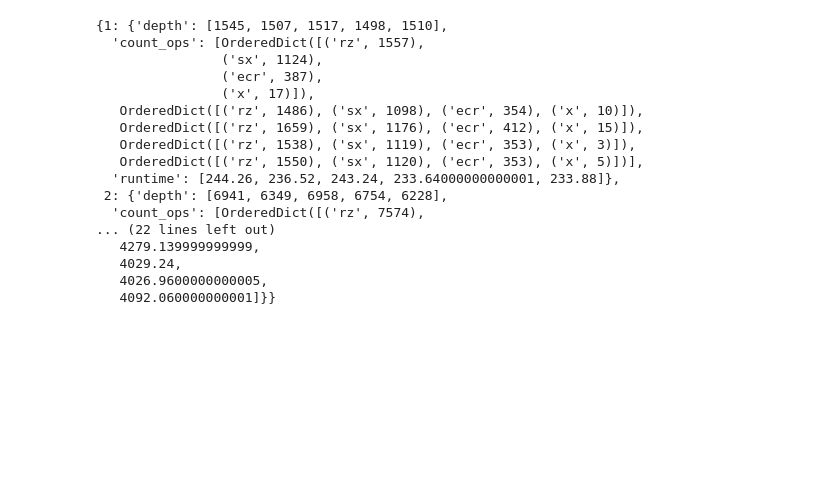
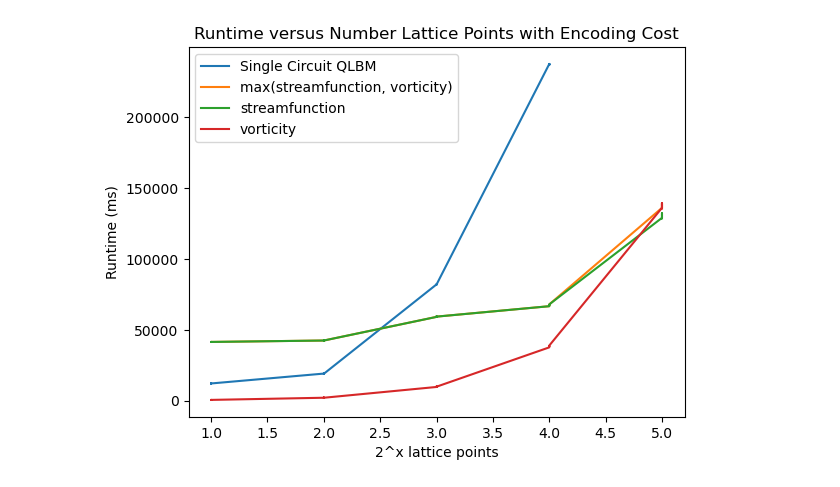
Before and after one commit to comp-physics/QLBM-frugal, a Jupyter notebook: parallelization_analysis/data/analysis.ipynb, the cells around one changed output. Cells and saved outputs as stored; diff of their text form; code cells hidden in the pictures; blank space fills up the shorter version.

Commit message:
Encoding Cost + resource estimation

```diff
--- a/parallelization_analysis/data/analysis.ipynb
+++ b/parallelization_analysis/data/analysis.ipynb
@@ -5,28 +5,13 @@ import matplotlib.pyplot as plt
 import pickle as pkl
 # %%
 with open("twoCircuitRandomEncodingCost.pkl", "rb") as f:
-    encoding = pkl.load(f)
+    two_encoding = pkl.load(f)
 
 with open("twoCircuitResourceEstimation.pkl", "rb") as f:
-    data = pkl.load(f)
+    two_data = pkl.load(f)
 # %%
-with open("../../data/encodingCost/TEMPoneCircuitEncodingCost.pkl", "rb") as f:
-    one = pkl.load(f)
+with open("../../data/encodingCost/oneCircuitEncodingCost.pkl", "rb") as f:
+    one_encoding = pkl.load(f)
+
+with open("../../data/oneCircuitResourceEstimation.pkl", "rb") as f:
+    one_data = pkl.load(f)
-# %% [output]
-{1: {'depth': [1545, 1507, 1517, 1498, 1510],
-  'count_ops': [OrderedDict([('rz', 1557),
-                ('sx', 1124),
-                ('ecr', 387),
-                ('x', 17)]),
-   OrderedDict([('rz', 1486), ('sx', 1098), ('ecr', 354), ('x', 10)]),
-   OrderedDict([('rz', 1659), ('sx', 1176), ('ecr', 412), ('x', 15)]),
-   OrderedDict([('rz', 1538), ('sx', 1119), ('ecr', 353), ('x', 3)]),
-   OrderedDict([('rz', 1550), ('sx', 1120), ('ecr', 353), ('x', 5)])],
-  'runtime': [244.26, 236.52, 243.24, 233.64000000000001, 233.88]},
- 2: {'depth': [6941, 6349, 6958, 6754, 6228],
-  'count_ops': [OrderedDict([('rz', 7574),
-... (22 lines left out)
-   4279.139999999999,
-   4029.24,
-   4026.9600000000005,
-   4092.060000000001]}}
@@ -38,0 +18,17 @@ y_one = []
+# %%
+x_one_runtime = []
+x_one_ECR = []
+y_one = []
+
+# circuit i
+for i in list(one_encoding.keys()):
+    encoding_data = one_encoding[i]
+    resource_data = one_data[i]
+
+    r = resource_data["runtime"]
+    x_one_runtime.extend([encoding_data["runtime"][j] + r for j in range(len(encoding_data["runtime"]))])
+
+    ecr = resource_data["count_ops"]['ecr']
+    x_one_ECR.extend([encoding_data["count_ops"][j]['ecr'] + ecr for j in range(len(encoding_data["count_ops"]))])
+
+    y_one.extend([i] * len(encoding_data["count_ops"]))
@@ -38,0 +83,13 @@ y_one = []
+# %%
+plt.plot(y_one, x_one_runtime, label="Single Circuit QLBM")
+plt.plot(y_two, x_two_max_runtime, label="max(streamfunction, vorticity)")
+plt.plot(y_two, x_two_stream_runtime, label="streamfunction")
+plt.plot(y_two, x_two_vorticity_runtime, label="vorticity")
+
+plt.legend()
+plt.ylabel("Runtime (ms)")
+plt.xlabel("2^x lattice points")
+plt.title("Runtime versus Number Lattice Points with Encoding Cost")
+plt.show()
+# %% [output]
+[figure, added]
```
Also changed, not shown: parts of 3 cells of this notebook, 3 other files.
